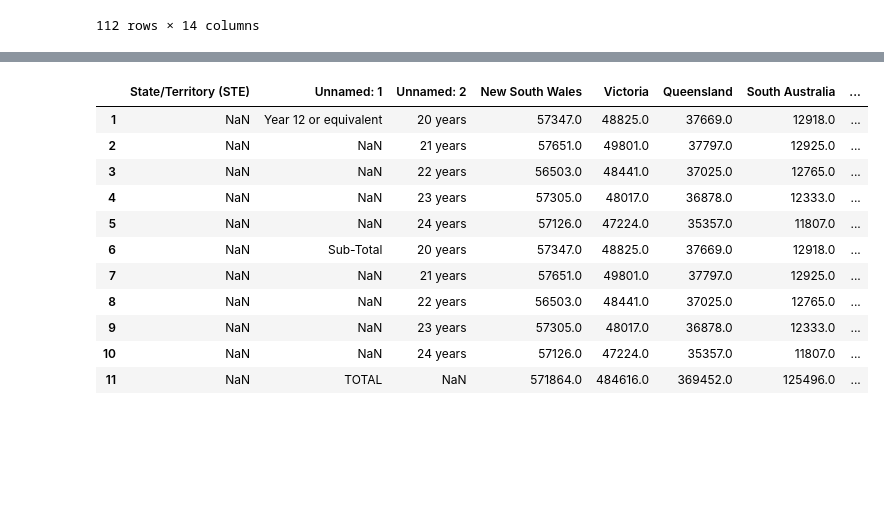
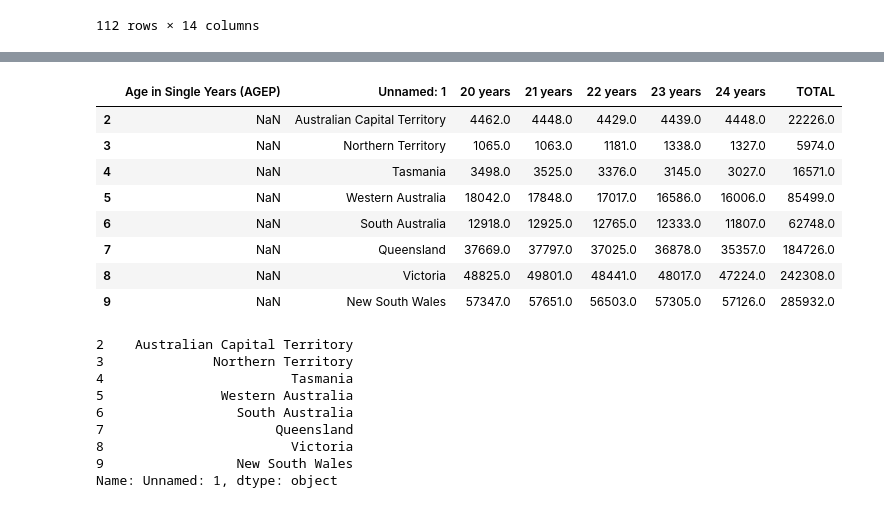
Before and after one commit to tomwyb/code1161base, a Jupyter notebook: week6/immunisation_table.ipynb, the cells around one changed output, grey strips where cells are left out. Saved outputs shown, nothing was run; the diff lists cells and outputs as text; code cells hidden in the pictures; blank space fills up the shorter version.

```diff
--- a/week6/immunisation_table.ipynb
+++ b/week6/immunisation_table.ipynb
@@ -12,17 +12,17 @@ saved_style_state = matplotlib.rcParams.copy() #give us a style state to go back
 # %%
 """Opening the data set."""
 
-imm_01 = pd.read_csv("immunisation_table01.csv")
+imm_01 = pd.read_csv("immunisation_table01.csv").iloc[:-1]
 
-imm_02 = pd.read_csv("immunisation_table02.csv")
+imm_02 = pd.read_csv("immunisation_table02.csv").iloc[:-1]
 
-imm_03 = pd.read_csv("immunisation_table03.csv")
+imm_03 = pd.read_csv("immunisation_table03.csv").iloc[:-1]
 
 filepath = "2006_all_students.xls"
 local_data = pd.read_excel(filepath, sheetname="5", skiprows=2)
 LD_perage = pd.read_excel(filepath, sheetname="2", skiprows=2)
 
-filepathCensus = "Census_HighSchool2006.xls"
+filepathCensus = "CensusData_01.xls"
 #print(os.path.isfile(filepathCensus))
 
 census = pd.read_excel(filepathCensus, skiprows=8)
@@ -188,17 +213,14 @@ census
 # %%
 """Year 12 enrolled."""
-yr12_census = census.iloc[1:12]
+yr12_census = census.iloc[2:10]
 yr12_census
 # %% [output]
-|  | State/Territory (STE) | Unnamed: 1 | Unnamed: 2 | New South Wales | Victoria | Queensland | South Australia | ... |
-| 1 | NaN | Year 12 or equivalent | 20 years | 57347.0 | 48825.0 | 37669.0 | 12918.0 | ... |
-| 2 | NaN | NaN | 21 years | 57651.0 | 49801.0 | 37797.0 | 12925.0 | ... |
-| 3 | NaN | NaN | 22 years | 56503.0 | 48441.0 | 37025.0 | 12765.0 | ... |
-| 4 | NaN | NaN | 23 years | 57305.0 | 48017.0 | 36878.0 | 12333.0 | ... |
-| 5 | NaN | NaN | 24 years | 57126.0 | 47224.0 | 35357.0 | 11807.0 | ... |
-| 6 | NaN | Sub-Total | 20 years | 57347.0 | 48825.0 | 37669.0 | 12918.0 | ... |
-| 7 | NaN | NaN | 21 years | 57651.0 | 49801.0 | 37797.0 | 12925.0 | ... |
-| 8 | NaN | NaN | 22 years | 56503.0 | 48441.0 | 37025.0 | 12765.0 | ... |
-| 9 | NaN | NaN | 23 years | 57305.0 | 48017.0 | 36878.0 | 12333.0 | ... |
-| 10 | NaN | NaN | 24 years | 57126.0 | 47224.0 | 35357.0 | 11807.0 | ... |
-| 11 | NaN | TOTAL | NaN | 571864.0 | 484616.0 | 369452.0 | 125496.0 | ... |
+|  | Age in Single Years (AGEP) | Unnamed: 1 | 20 years | 21 years | 22 years | 23 years | 24 years | TOTAL |
+| 2 | NaN | Australian Capital Territory | 4462.0 | 4448.0 | 4429.0 | 4439.0 | 4448.0 | 22226.0 |
+| 3 | NaN | Northern Territory | 1065.0 | 1063.0 | 1181.0 | 1338.0 | 1327.0 | 5974.0 |
+| 4 | NaN | Tasmania | 3498.0 | 3525.0 | 3376.0 | 3145.0 | 3027.0 | 16571.0 |
+| 5 | NaN | Western Australia | 18042.0 | 17848.0 | 17017.0 | 16586.0 | 16006.0 | 85499.0 |
+| 6 | NaN | South Australia | 12918.0 | 12925.0 | 12765.0 | 12333.0 | 11807.0 | 62748.0 |
+| 7 | NaN | Queensland | 37669.0 | 37797.0 | 37025.0 | 36878.0 | 35357.0 | 184726.0 |
+| 8 | NaN | Victoria | 48825.0 | 49801.0 | 48441.0 | 48017.0 | 47224.0 | 242308.0 |
+| 9 | NaN | New South Wales | 57347.0 | 57651.0 | 56503.0 | 57305.0 | 57126.0 | 285932.0 |
@@ -207 +227,14 @@ yr12_census = census.iloc[12]
+# %%
+yr12_statename = yr12_census["Unnamed: 1"]
+yr12_statename
+# %% [output]
+2    Australian Capital Territory
+3              Northern Territory
+4                        Tasmania
+5               Western Australia
+6                 South Australia
+7                      Queensland
+8                        Victoria
+9                 New South Wales
+Name: Unnamed: 1, dtype: object
 # %%
```
Also changed, not shown: parts of 17 cells of this notebook.
